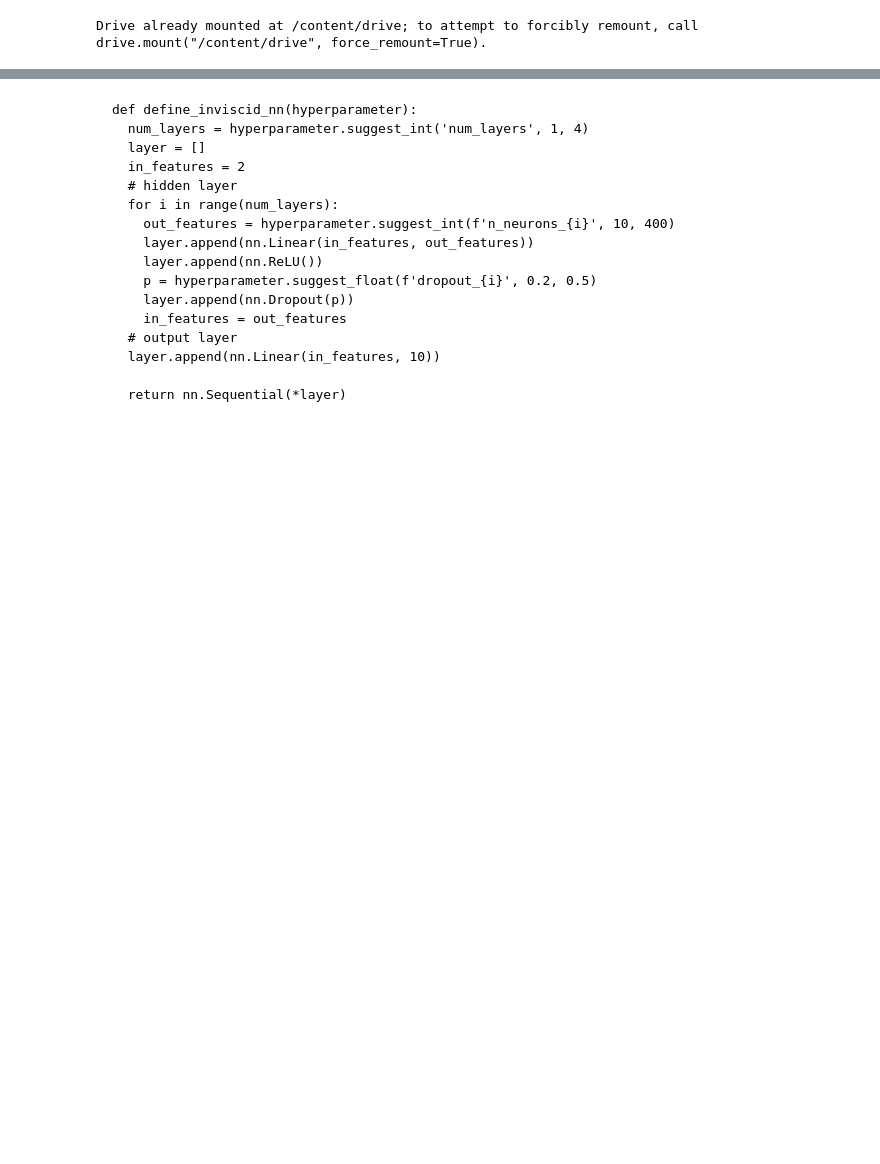
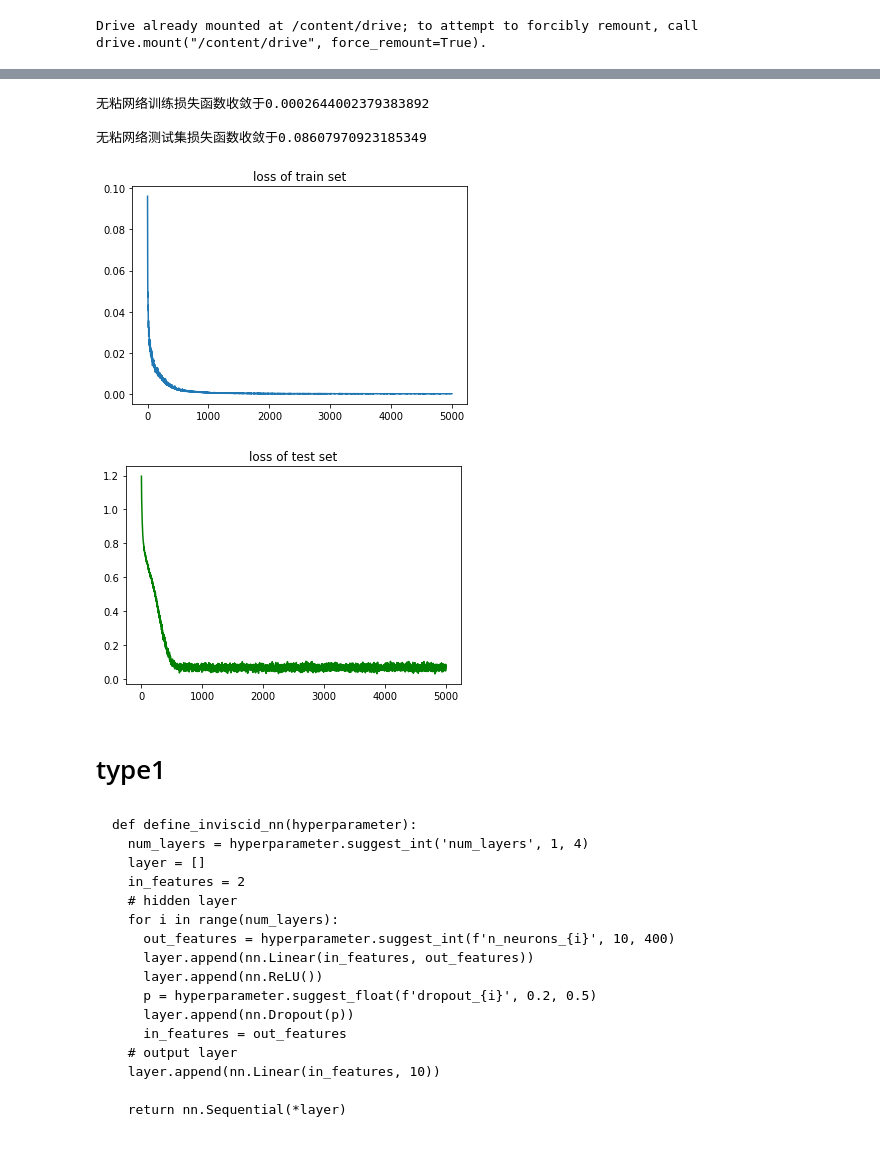
Before and after one commit to bominwang/inviscid-viscid-flow-correct-neural-network, a Jupyter notebook: HB2_SurfacePressurePredicate_NNAS.ipynb, the cells around one changed output, grey strips where cells are left out. Saved outputs shown, nothing was run; the diff lists cells and outputs as text; code cells hidden in the pictures; blank space fills up the shorter version.

````diff
--- a/HB2_SurfacePressurePredicate_NNAS.ipynb
+++ b/HB2_SurfacePressurePredicate_NNAS.ipynb
@@ -156,0 +159,24 @@ complete_trials = [t for t in study.trials if t.state == optuna.trial.TrialState
+# %%
+class inviscid_nn(nn.Module):
+  def __init__(self, hyperparameter):
+    super(inviscid_nn, self).__init__()
+
+    self.in_features = 2
+    self.num_layer = hyperparameter['num_layer']
+    self.layer = []
+
+    for i in range(self.num_layer):
+      self.out_features = hyperparameter[f'num_neurons_{i}']
+      self.layer.append(nn.Linear(self.in_features, self.out_features))
+      self.layer.append(nn.ReLU())
+      self.p = hyperparameter[f'dropout_{i}']
+      self.layer.append(nn.Dropout(self.p))
+      self.in_features = self.out_features
+    self.hidden_layer = nn.Sequential(*self.layer)
+    self.out_layer = nn.Sequential(
+        nn.Linear(self.in_features, 10)
+    )
+  def forward(self,x):
+    x = self.hidden_layer(x)
+    y = self.out_layer(x)
+    return y
@@ -157,3 +230,13 @@ complete_trials = [t for t in study.trials if t.state == optuna.trial.TrialState
+# %%
+train_process(inviscid_nn(study.best_params).to(device), study.best_params)
+# %% [output]
+无粘网络训练损失函数收敛于0.0002644002379383892
+
+无粘网络测试集损失函数收敛于0.08607970923185349
+[figure, added]
+[figure, added]
+# %% [markdown]
+# type1
 # %% [markdown]
 
 ```
````
Also changed, not shown: parts of 8 cells of this notebook.
